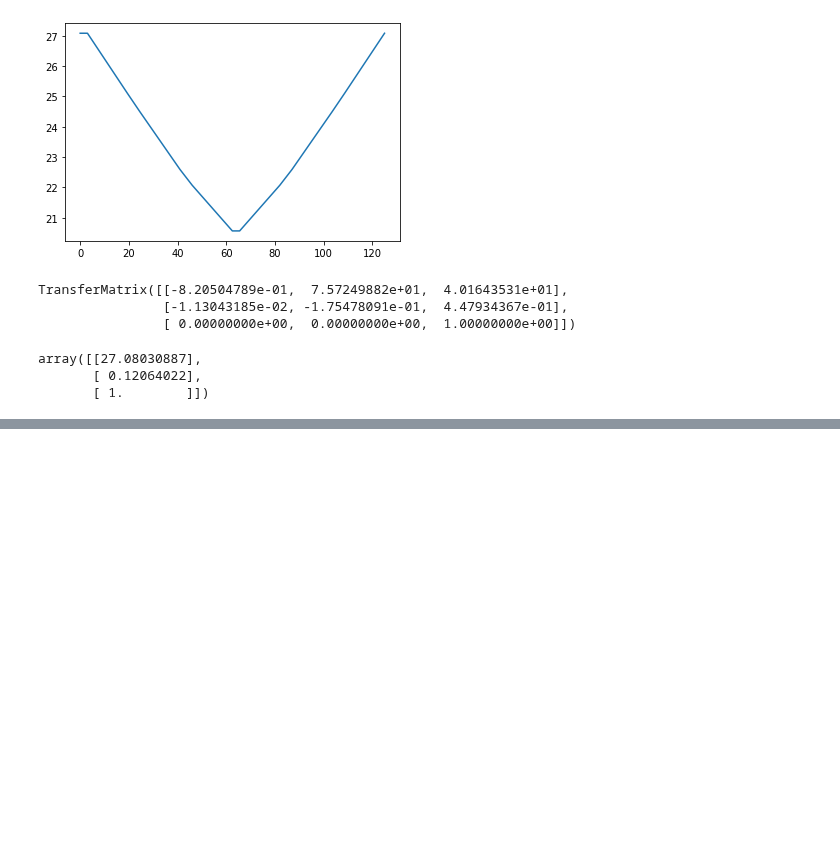
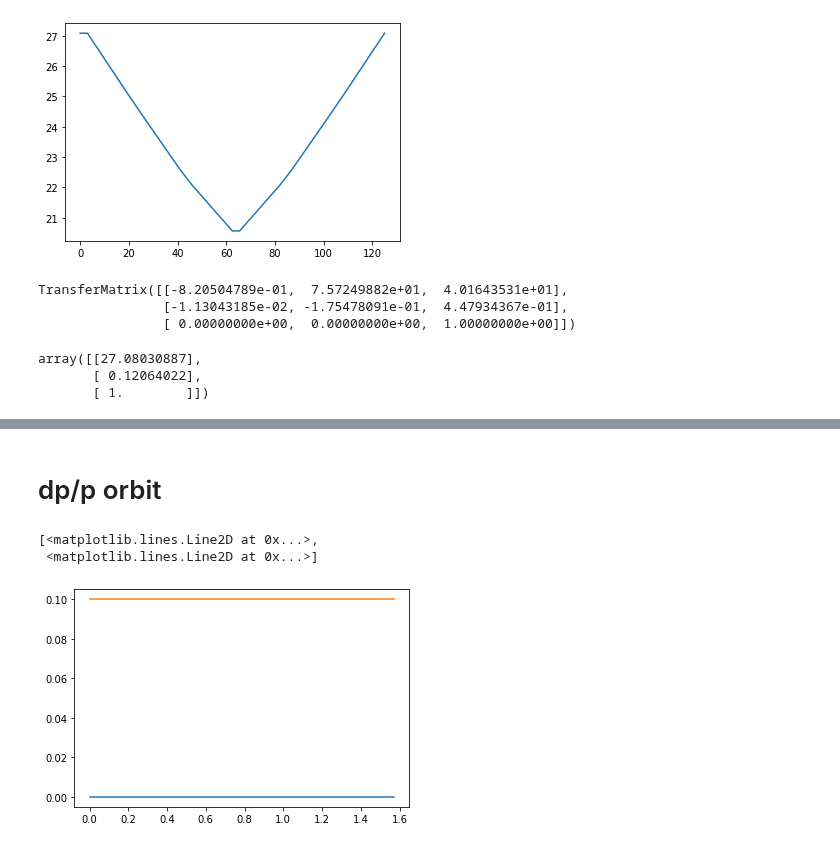
Before and after one commit to loiccoyle/pyaccelerator, a Jupyter notebook: noteboooks/dispersion.ipynb, the cells around one changed output, grey strips where cells are left out. Saved outputs shown, nothing was run; the diff lists cells and outputs as text; code cells hidden in the pictures; blank space fills up the shorter version.

```diff
--- a/noteboooks/dispersion.ipynb
+++ b/noteboooks/dispersion.ipynb
@@ -127,0 +150,12 @@ array([[27.08030887],
+# %% [markdown]
+# dp/p orbit
+# %%
+lat = Lattice([Dipole(1, np.pi/2)])
+# %%
+x, x_prime, _ , s = lat.slice(Dipole, 100).transport(phasespace=[[0, 0.1], [0, 0], [0, 0.1]])
+# %%
+plt.plot(s, x.T)
+# %% [output]
+[<matplotlib.lines.Line2D at 0x...>,
+ <matplotlib.lines.Line2D at 0x...>]
+[figure, added]
```
Also changed, not shown: parts of 12 cells of this notebook.
